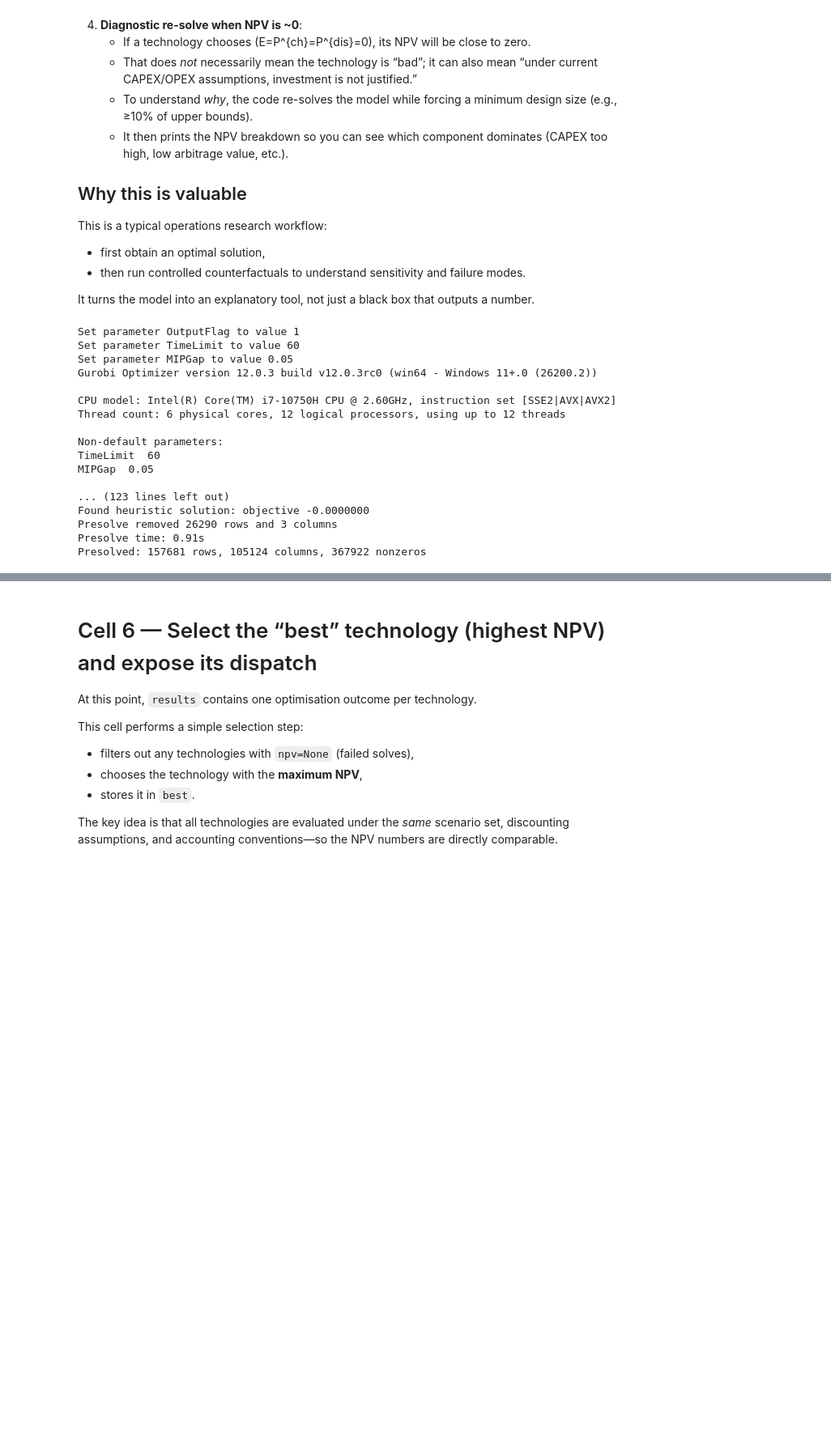
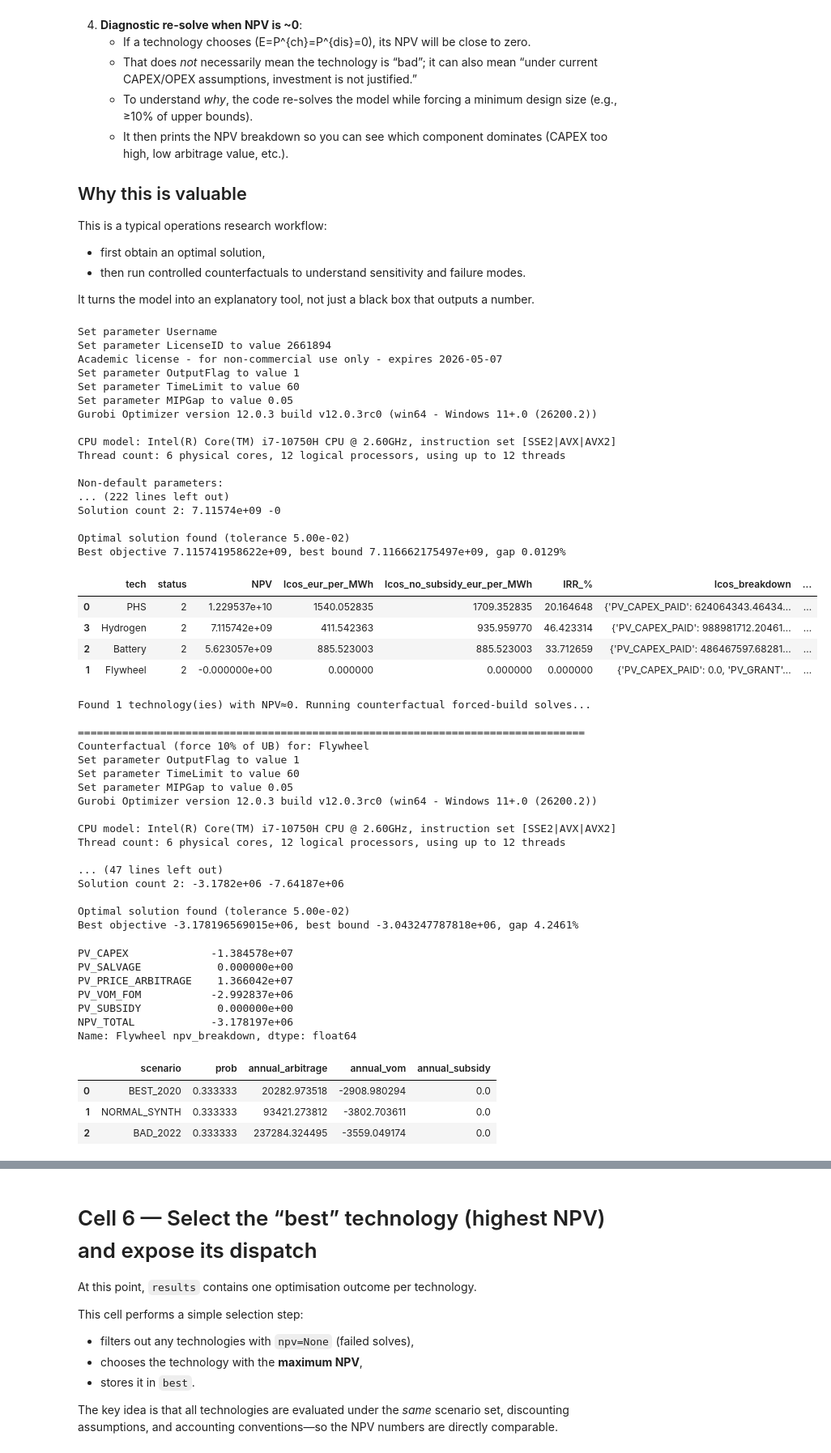
Before and after one commit to OtakuDisease/CM-E-Project, a Jupyter notebook: Best energy Alternative.ipynb, the cells around one changed output, grey strips where cells are left out. Shown at 81% size. Cells and saved outputs as stored; diff of their text form; code cells hidden in the pictures; blank space fills up the shorter version.

```diff
--- a/Best energy Alternative.ipynb
+++ b/Best energy Alternative.ipynb
@@ -1562,8 +1673,9 @@ summary = pd.DataFrame([{
     "tech": r["tech"],
     "status": r["status"],
     "NPV": r.get("npv", np.nan),
-    "lcos_eur_per_MWh": r.get("lcos_with_subsidy_eur_per_MWh", np.nan),
+    "lcos_eur_per_MWh": r.get("lcos_eur_per_MWh", np.nan),
     "lcos_no_subsidy_eur_per_MWh": r.get("lcos_no_subsidy_eur_per_MWh", np.nan),
+    "IRR_%": 100.0 * r.get("irr", np.nan),
     "lcos_breakdown": r.get("lcos_breakdown", np.nan),
     "E (MWh_store)": r.get("E", np.nan),
     "Pch (MW)": r.get("Pch", np.nan),
@@ -1590,37 +1702,70 @@ if len(r0_list) > 0:
             prices=prices,
             surplus=surplus,
             scenario_prob=scenario_prob,
             dt=dt,
             year_scale=year_scale,
             discount_rate=discount_rate,
             H_years=H_years,
             subsidy_years=subsidy_years,
             output_flag=1,
             time_limit=60.0,
             prevent_simultaneous=True,
             force_frac_ub=0.10,
             price_drift_annual=price_drift_annual,
         )
 
         display(pd.Series((rbest or {}).get("npv_breakdown", {}), name=f"{tech_name} npv_breakdown"))
         display((rbest or {}).get("scenario_breakdown", pd.DataFrame()).head())
 else:
     print("No technologies with NPV≈0 in baseline solve.")
 # %% [output]
+Set parameter Username
+Set parameter LicenseID to value 2661894
+Academic license - for non-commercial use only - expires 2026-05-07
 Set parameter OutputFlag to value 1
 Set parameter TimeLimit to value 60
 Set parameter MIPGap to value 0.05
 Gurobi Optimizer version 12.0.3 build v12.0.3rc0 (win64 - Windows 11+.0 (26200.2))
 
 CPU model: Intel(R) Core(TM) i7-10750H CPU @ 2.60GHz, instruction set [SSE2|AVX|AVX2]
 Thread count: 6 physical cores, 12 logical processors, using up to 12 threads
 
 Non-default parameters:
-TimeLimit  60
-MIPGap  0.05
+... (222 lines left out)
+Solution count 2: 7.11574e+09 -0
 
-... (123 lines left out)
-Found heuristic solution: objective -0.0000000
-Presolve removed 26290 rows and 3 columns
-Presolve time: 0.91s
-Presolved: 157681 rows, 105124 columns, 367922 nonzeros
+Optimal solution found (tolerance 5.00e-02)
+Best objective 7.115741958622e+09, best bound 7.116662175497e+09, gap 0.0129%
+|  | tech | status | NPV | lcos_eur_per_MWh | lcos_no_subsidy_eur_per_MWh | IRR_% | lcos_breakdown | ... |
+| 0 | PHS | 2 | 1.229537e+10 | 1540.052835 | 1709.352835 | 20.164648 | {'PV_CAPEX_PAID': 624064343.46434... | ... |
+| 3 | Hydrogen | 2 | 7.115742e+09 | 411.542363 | 935.959770 | 46.423314 | {'PV_CAPEX_PAID': 988981712.20461... | ... |
+| 2 | Battery | 2 | 5.623057e+09 | 885.523003 | 885.523003 | 33.712659 | {'PV_CAPEX_PAID': 486467597.68281... | ... |
+| 1 | Flywheel | 2 | -0.000000e+00 | 0.000000 | 0.000000 | 0.000000 | {'PV_CAPEX_PAID': 0.0, 'PV_GRANT'... | ... |
+Found 1 technology(ies) with NPV≈0. Running counterfactual forced-build solves...
+
+================================================================================
+Counterfactual (force 10% of UB) for: Flywheel
+Set parameter OutputFlag to value 1
+Set parameter TimeLimit to value 60
+Set parameter MIPGap to value 0.05
+Gurobi Optimizer version 12.0.3 build v12.0.3rc0 (win64 - Windows 11+.0 (26200.2))
+
+CPU model: Intel(R) Core(TM) i7-10750H CPU @ 2.60GHz, instruction set [SSE2|AVX|AVX2]
+Thread count: 6 physical cores, 12 logical processors, using up to 12 threads
+
+... (47 lines left out)
+Solution count 2: -3.1782e+06 -7.64187e+06
+
+Optimal solution found (tolerance 5.00e-02)
+Best objective -3.178196569015e+06, best bound -3.043247787818e+06, gap 4.2461%
+PV_CAPEX             -1.384578e+07
+PV_SALVAGE            0.000000e+00
+PV_PRICE_ARBITRAGE    1.366042e+07
+PV_VOM_FOM           -2.992837e+06
+PV_SUBSIDY            0.000000e+00
+NPV_TOTAL            -3.178197e+06
+Name: Flywheel npv_breakdown, dtype: float64
+|  | scenario | prob | annual_arbitrage | annual_vom | annual_subsidy |
+| 0 | BEST_2020 | 0.333333 | 20282.973518 | -2908.980294 | 0.0 |
+| 1 | NORMAL_SYNTH | 0.333333 | 93421.273812 | -3802.703611 | 0.0 |
+| 2 | BAD_2022 | 0.333333 | 237284.324495 | -3559.049174 | 0.0 |
```
Also changed, not shown: parts of 4 cells of this notebook.
